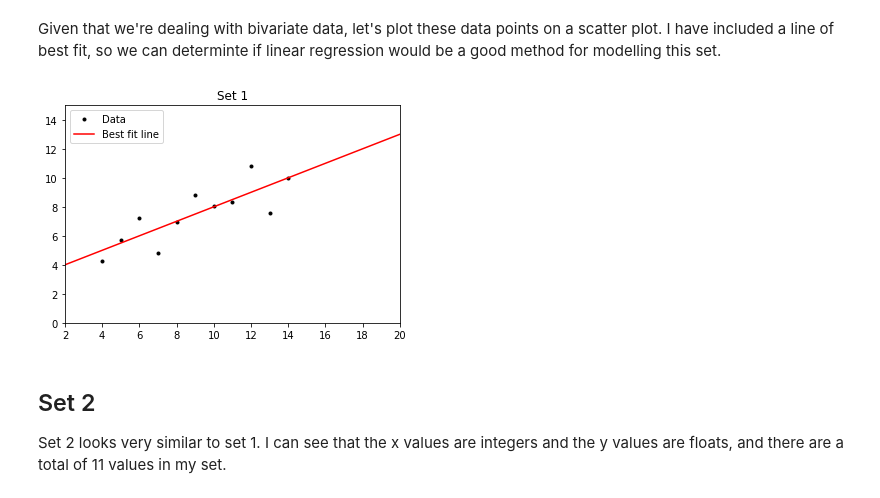
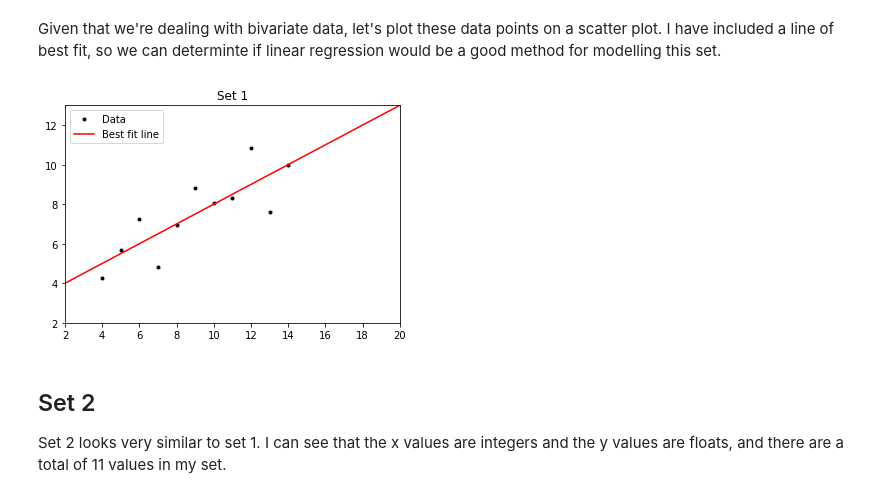
Before and after one commit to MarionMcG/data-analysis, a Jupyter notebook: anscombe.ipynb, the cells around one changed output. Drawn from its saved outputs; the diff is of its cells as text; code cells hidden in the pictures.

```diff
--- a/anscombe.ipynb
+++ b/anscombe.ipynb
@@ -115,28 +116,28 @@ Given that we're dealing with bivariate data, let's plot these data points on a
 # %%
 plt.title('Set 1')
 plt.xlim(2, 20)
-plt.ylim(0, 15)
+plt.ylim(2, 13)
 
 # Setting x and y values
 x = set1.loc[:, 'x']
 y = set1.loc[:, 'y']
 
 # Plotting my points
 plt.plot(x, y, 'k.', label="Data")
 
 #Getting the slope m and the y-intercept c of best fit line
 z= np.polyfit(x, y, 1)
 m, c = z
 
 # Plotting the best fit line in the domain 0 to 20
 x=np.arange(0, 21, 1)
 plt.plot(x, m*x+c, 'r-', label='Best fit line')
 
 #Show my plot
 plt.legend()
 plt.show()
 # %% [output]
-[figure, old version]
+[figure, new version]
 # %% [markdown]
 ## Set 2
 
```
Also changed, not shown: parts of 7 cells of this notebook.
